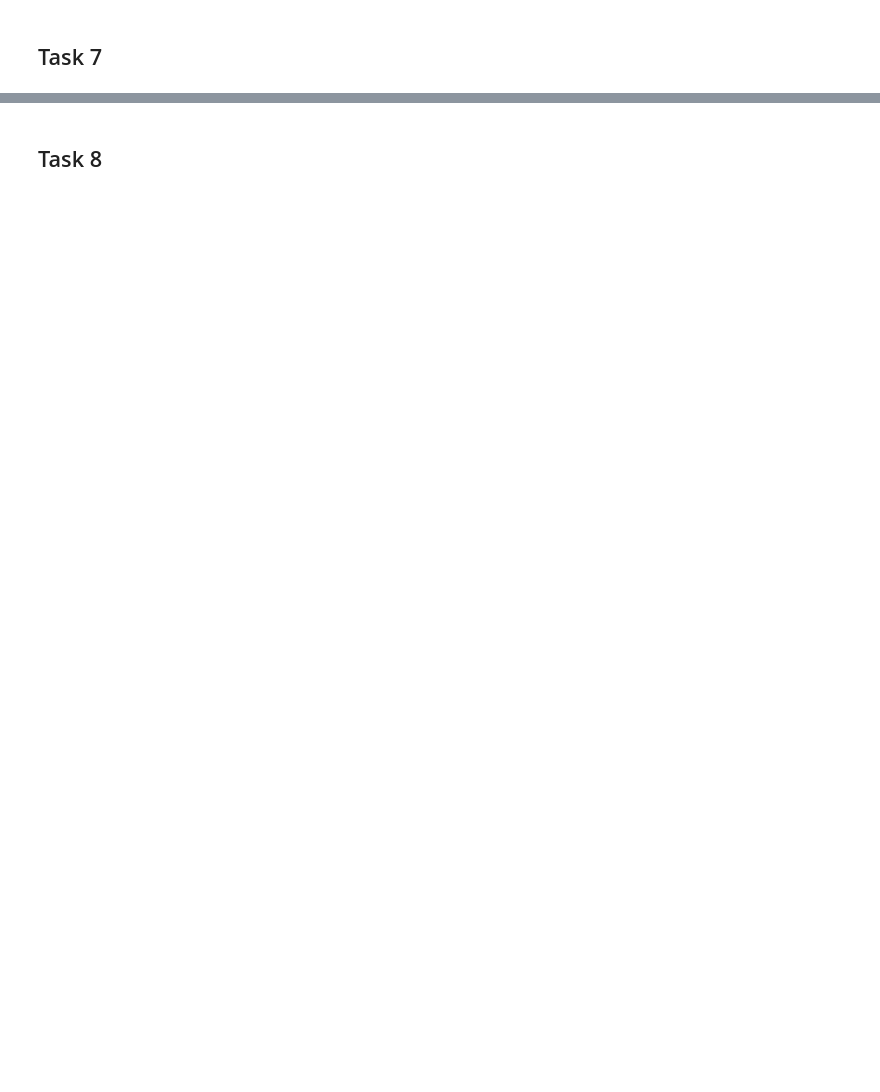
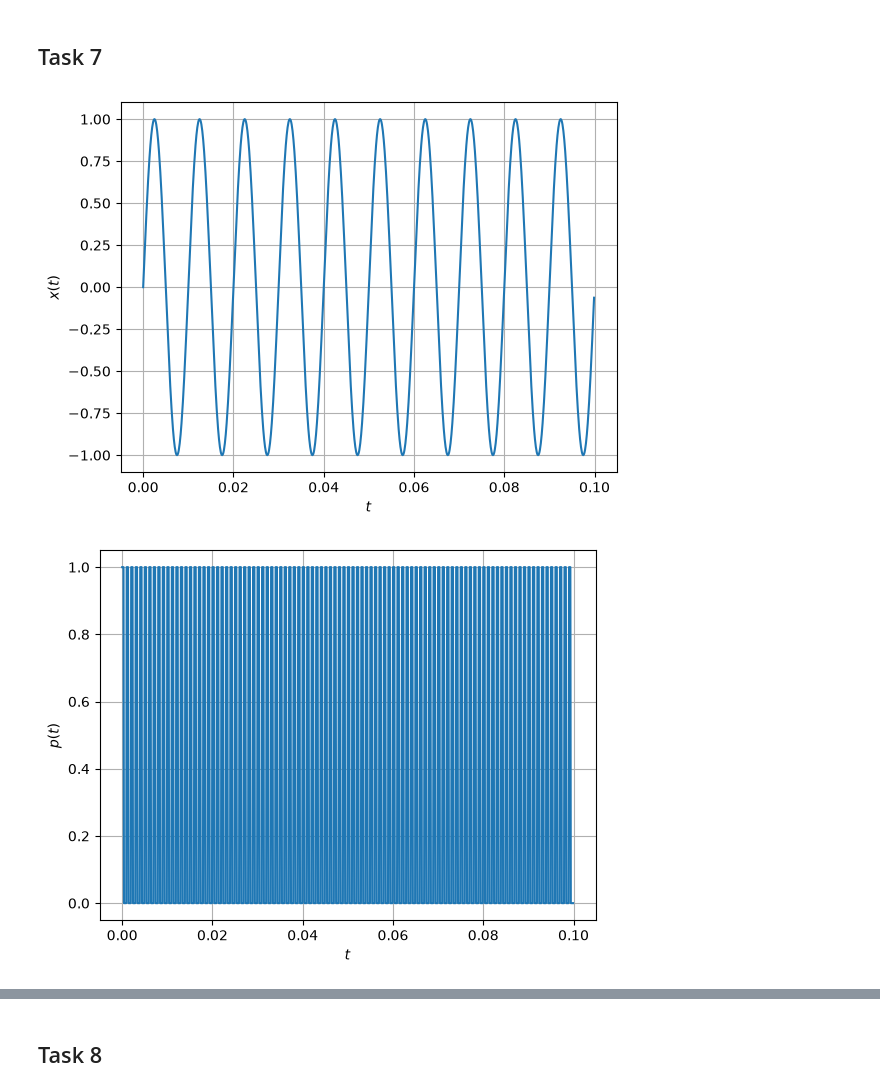
Before and after one commit to davgal27/Signal-Analysis, a Jupyter notebook: DSP-Sampling-Theorem/Practical-1.ipynb, the cells around one changed output, grey strips where cells are left out. Saved outputs shown, nothing was run; the diff lists cells and outputs as text; code cells hidden in the pictures; blank space fills up the shorter version.

```diff
--- a/DSP-Sampling-Theorem/Practical-1.ipynb
+++ b/DSP-Sampling-Theorem/Practical-1.ipynb
@@ -287,2 +341,73 @@ $$
 # %% [markdown]
 ## Task 7
+# %%
+import matplotlib.pyplot as plt
+# Return to a 100 Hz sine wave
+x = np.sin(2 * np.pi * 100 * t)
+
+# Increase the pulse width to 4 samples
+pulse_width = 4
+p = np.arange(N) % train_period < pulse_width
+
+y = x * p
+
+# Recalculate a power spectra
+X = fft(x) / N
+Xp = np.abs(X) ** 2
+
+P = fft(p) / N
+Pp = np.abs(P) ** 2
+
+Y = fft(y) / N
+Yp = np.abs(Y) ** 2
+
+
+# Plot x(t) against t
+fig, ax = plt.subplots()
+ax.plot(t, x)
+ax.set_xlabel('$t$')
+ax.set_ylabel('$x(t)$')
+ax.grid(True)
+
+# Repeat for p(t) and y(t)
+fig, ax = plt.subplots()
+ax.plot(t, p)
+ax.set_xlabel('$t$')
+ax.set_ylabel('$p(t)$')
+ax.grid(True)
+
+fig, ax = plt.subplots()
+ax.plot(t, y)
+ax.set_xlabel('$t$')
+ax.set_ylabel('$y(t)$')
+ax.grid(True)
+
+# Plot |X(F)|^2 against F
+fig, ax = plt.subplots()
+ax.stem(F, Xp)
+ax.set_xlabel('$F$')
+ax.set_ylabel('$|X(F)|^2$')
+ax.grid(True)
+
+# Repeat for |P(F)|^2 and |Y(F)|^2
+fig, ax = plt.subplots()
+ax.stem(F, Pp)
+ax.set_xlabel('$F$')
+ax.set_ylabel('$|P(F)|^2$')
+ax.grid(True)
+
+fig, ax = plt.subplots()
+ax.stem(F, Yp)
+ax.set_xlabel('$F$')
+ax.set_ylabel('$|Y(F)|^2$')
+ax.grid(True)
+
+plt.show()
+
+for i in range(N):
+    if Yp[i] > 0.000001:
+        print("Frequency:", F[i], "Hz")
+        print(f"Power: {Yp[i]:.6f}")
+# %% [output]
+[figure, added]
+[figure, added]
```
Also changed, not shown: parts of 12 cells of this notebook.
